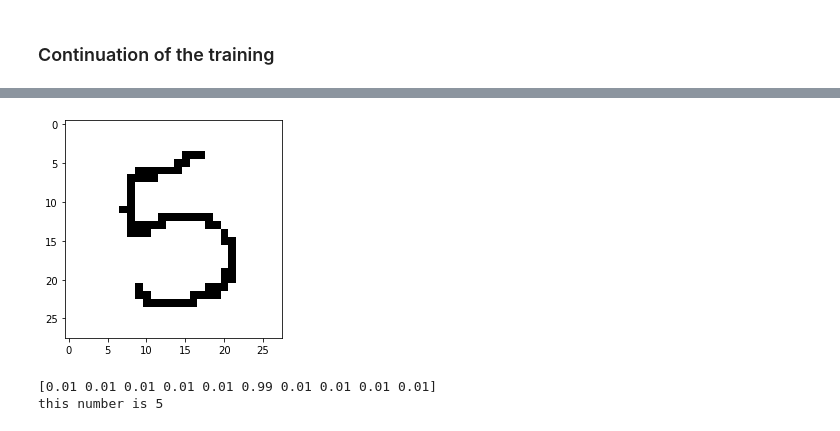
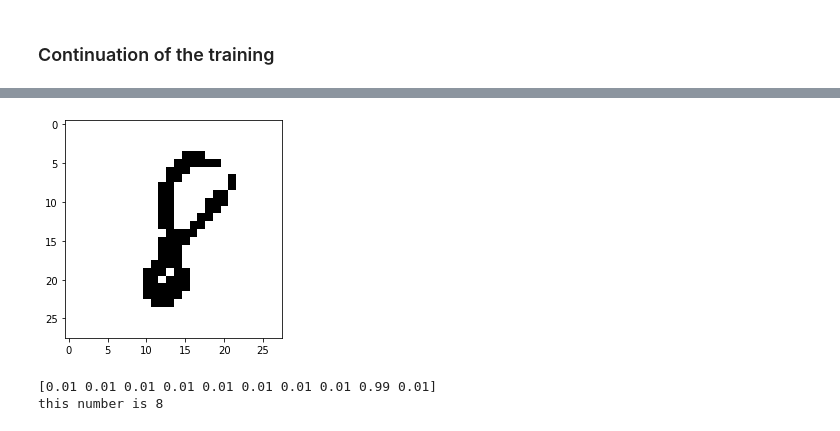
Before and after one commit to Francis-Magallanes/Any, a Jupyter notebook: Neural-Network-Training.ipynb, the cells around one changed output, grey strips where cells are left out. Drawn from its saved outputs; the diff is of its cells as text; code cells hidden in the pictures.

```diff
--- a/Neural-Network-Training.ipynb
+++ b/Neural-Network-Training.ipynb
@@ -231,21 +231,21 @@ MSE: 0.09044159860431689
 # %%
 #correct but extremely hard
 #1459, 520
 
 #9009- wrong output of the neural network
-index = 53
+index = 520
 img = test_data_x[:,index]
 
 sample = img.reshape((28,28))
 plt.imshow(sample, cmap = "Greys")
 plt.show()
 
 print(test_data_y[:,index])
 print(f"this number is {np.argmax(test_data_y[:,index])}")
 # %% [output]
-[figure, old version]
+[figure, new version]
-[0.01 0.01 0.01 0.01 0.01 0.99 0.01 0.01 0.01 0.01]
-this number is 5
+[0.01 0.01 0.01 0.01 0.01 0.01 0.01 0.01 0.99 0.01]
+this number is 8
 # %%
 test = np.array([img])
 test = test.T
```
Also changed, not shown: parts of 3 cells of this notebook, 1 other file.
